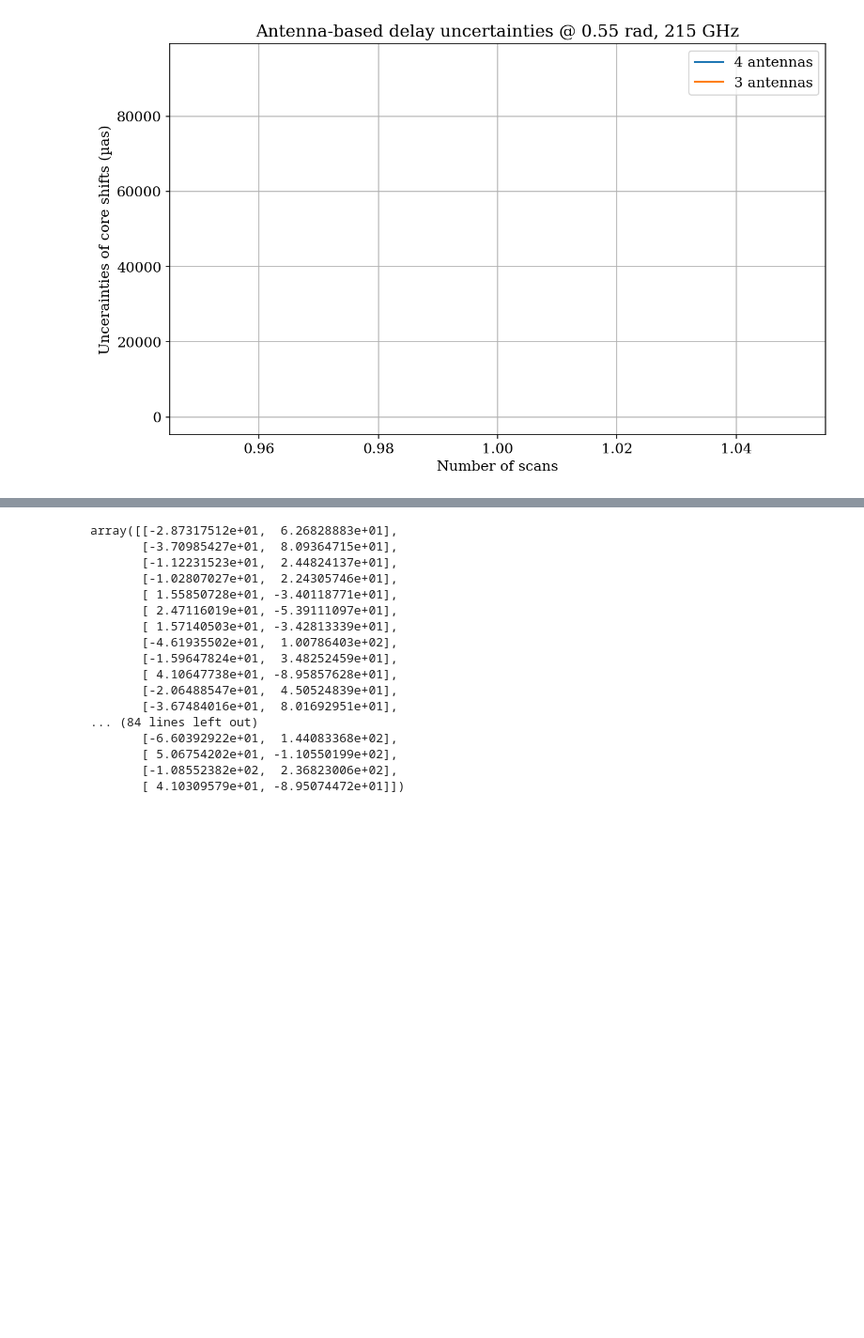
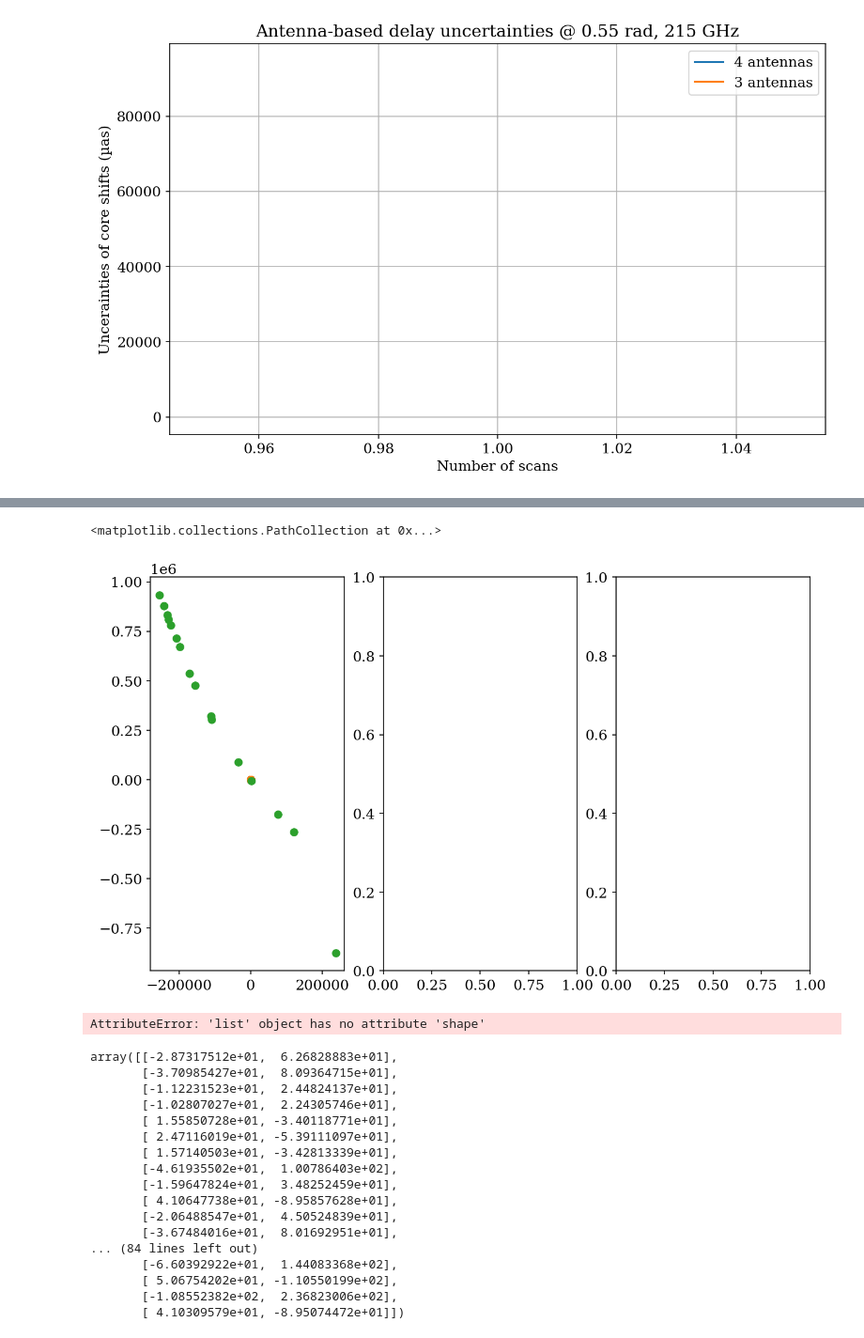
Before and after one commit to GalagaBits/ngeht_simulations, a Jupyter notebook: 2d_linear_regressfitting.ipynb, the cells around one changed output, grey strips where cells are left out. Shown at 94% size. Saved outputs shown, nothing was run; the diff lists cells and outputs as text; code cells hidden in the pictures; blank space fills up the shorter version.

```diff
--- a/2d_linear_regressfitting.ipynb
+++ b/2d_linear_regressfitting.ipynb
@@ -188,3 +201,16 @@ ax[2].scatter(tenna7_per_scan_results[0][:,0]*1000, tenna7_per_scan_results[0][:
+# %%
+fig, ax = plt.subplots(1,3, figsize=(10, 6), dpi=150)
+
+ax[0].scatter(tennas4_per_scan_results_source_structure[0][:,0]*1000, tennas4_per_scan_results_source_structure[0][:,1]*1000, label='4 antennas')
+ax[0].scatter(tennas7_per_scan_results_source_structure[0][:,0]*1000, tennas7_per_scan_results_source_structure[0][:,1]*1000, label='4 antennas')
+ax[0].scatter(tennas3_per_scan_results_source_structure[0][:,0]*1000, tennas3_per_scan_results_source_structure[0][:,1]*1000, label='4 antennas')
+# %% [output]
+<matplotlib.collections.PathCollection at 0x...>
+[figure, added]
+# %%
+tennas4_per_scan_results_source_structure
+# %% [output]
+AttributeError: 'list' object has no attribute 'shape'
 # %%
 tenna3_per_scan_results[0]
 # %% [output]
```
Also changed, not shown: parts of 5 cells of this notebook, 10 other files.
